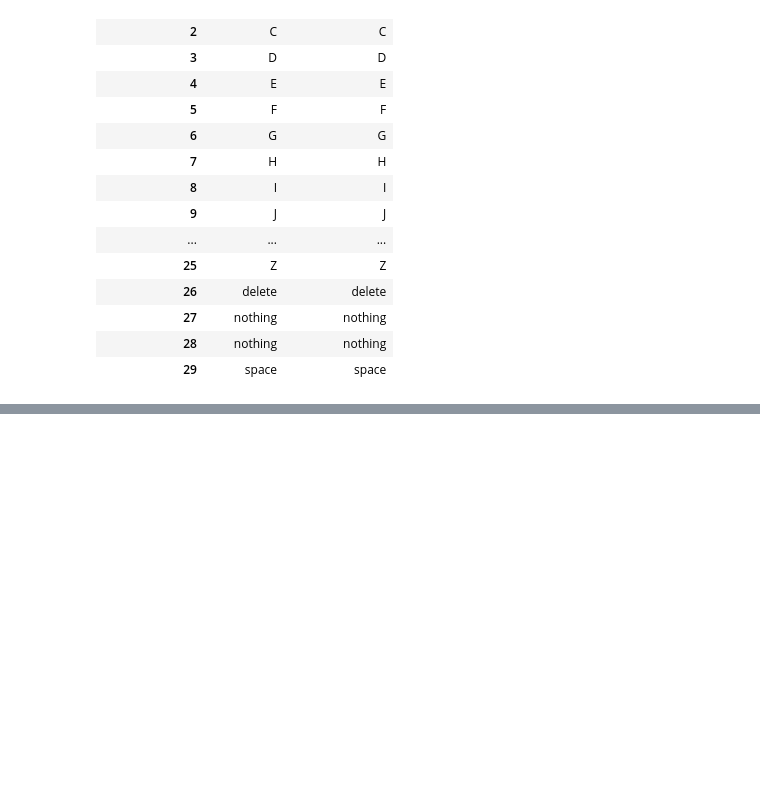
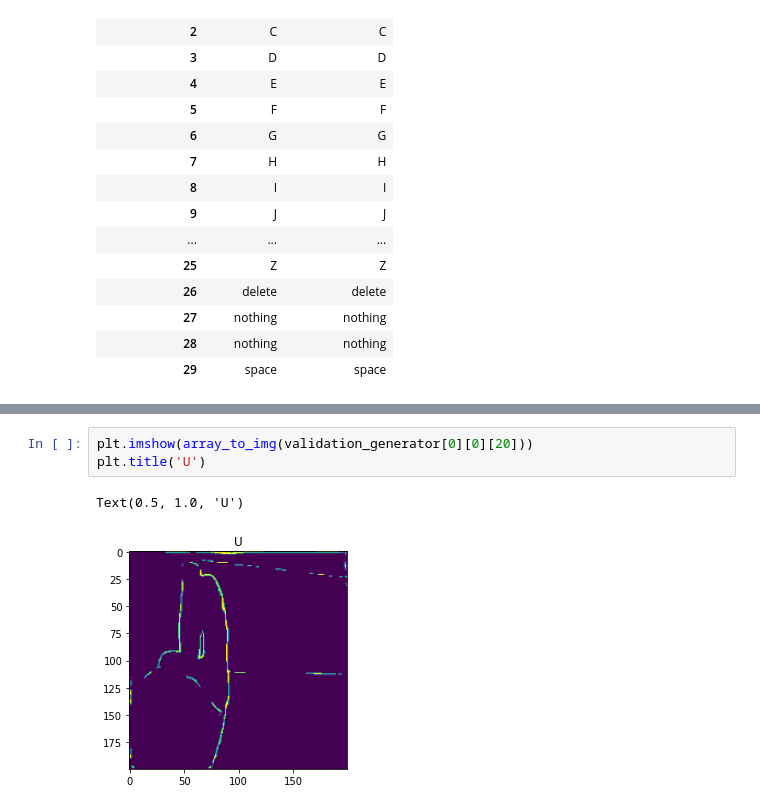
Before and after one commit to sam-thurman/asl_alphabet_image_classification, a Jupyter notebook: notebooks/final/Final_notebook.ipynb, the cells around one changed output, grey strips where cells are left out. Drawn from its saved outputs; the diff is of its cells as text; blank space fills up the shorter version.

```diff
--- a/notebooks/final/Final_notebook.ipynb
+++ b/notebooks/final/Final_notebook.ipynb
@@ -109,0 +123,6 @@ results
+# %%
+plt.imshow(array_to_img(validation_generator[0][0][20]))
+plt.title('U')
+# %% [output]
+Text(0.5, 1.0, 'U')
+[figure, added]
```
Also changed, not shown: parts of 7 cells of this notebook.
